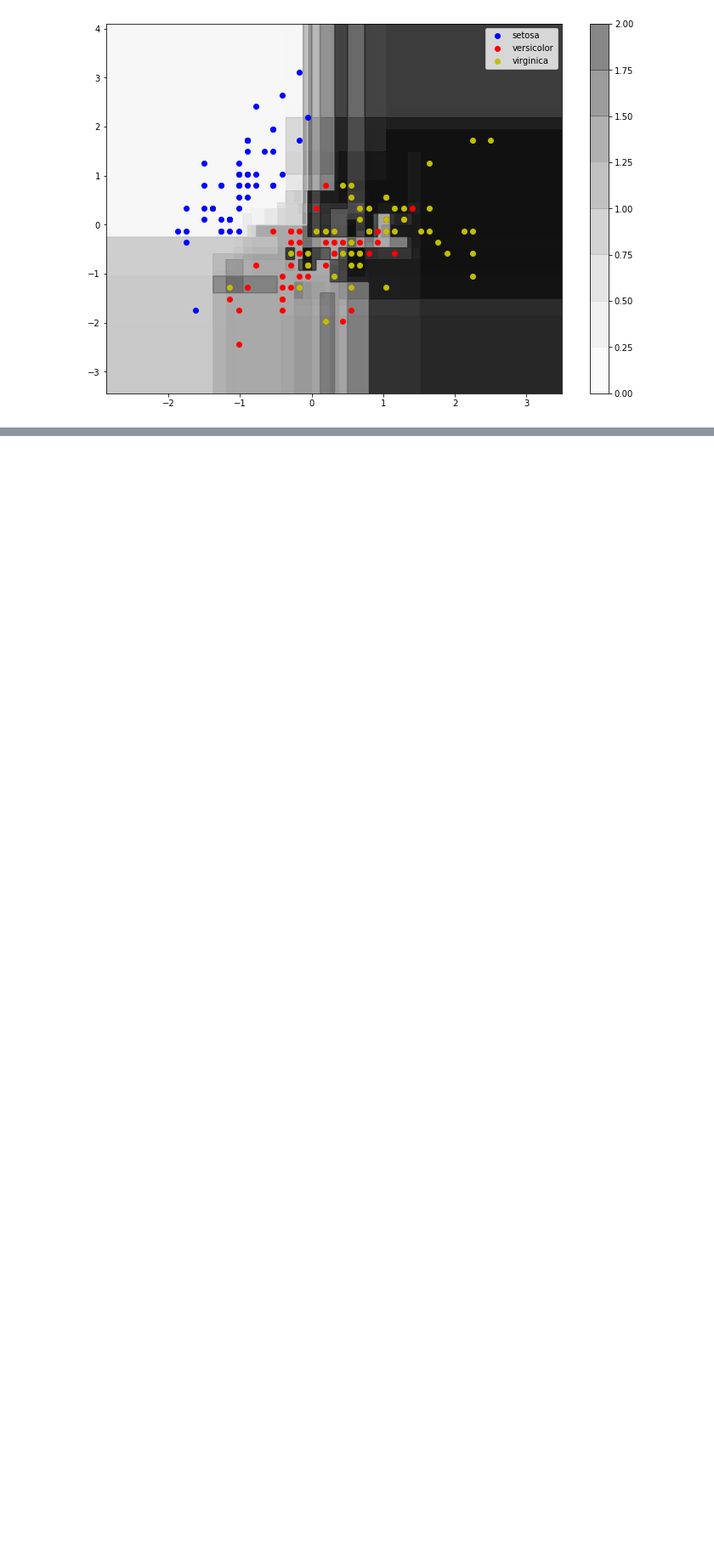
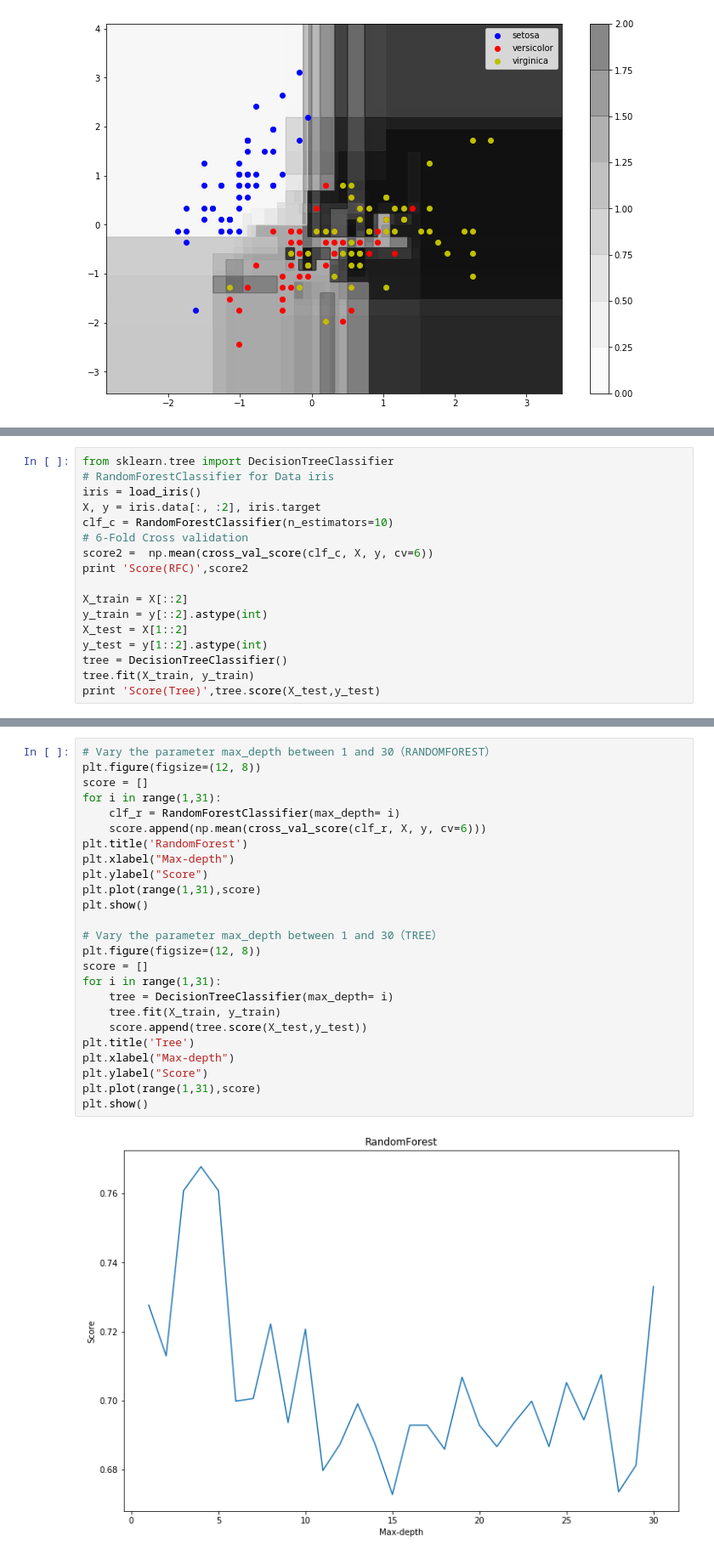
Before and after one commit to LI-Yanting/TP_random_forests, a Jupyter notebook: TP_Bagging_Random_Forests.ipynb, the cells around one changed output, grey strips where cells are left out. Shown at 85% size. Cells and saved outputs as stored; diff of their text form; blank space fills up the shorter version.

```diff
--- a/TP_Bagging_Random_Forests.ipynb
+++ b/TP_Bagging_Random_Forests.ipynb
@@ -479,0 +417,17 @@ np.count_nonzero([[0,1,7,0,0],[3,0,0,2,19]], axis=0)
+# %%
+from sklearn.tree import DecisionTreeClassifier
+# RandomForestClassifier for Data iris
+iris = load_iris()
+X, y = iris.data[:, :2], iris.target
+clf_c = RandomForestClassifier(n_estimators=10)
+# 6-Fold Cross validation
+score2 =  np.mean(cross_val_score(clf_c, X, y, cv=6))
+print 'Score(RFC)',score2
+
+X_train = X[::2]
+y_train = y[::2].astype(int)
+X_test = X[1::2]
+y_test = y[1::2].astype(int)
+tree = DecisionTreeClassifier()
+tree.fit(X_train, y_train)
+print 'Score(Tree)',tree.score(X_test,y_test)
@@ -479,0 +437,27 @@ np.count_nonzero([[0,1,7,0,0],[3,0,0,2,19]], axis=0)
+# %%
+# Vary the parameter max_depth between 1 and 30（RANDOMFOREST）
+plt.figure(figsize=(12, 8))
+score = []
+for i in range(1,31):
+    clf_r = RandomForestClassifier(max_depth= i)
+    score.append(np.mean(cross_val_score(clf_r, X, y, cv=6)))
+plt.title('RandomForest')
+plt.xlabel("Max-depth")
+plt.ylabel("Score")
+plt.plot(range(1,31),score)
+plt.show()
+
+# Vary the parameter max_depth between 1 and 30（TREE）
+plt.figure(figsize=(12, 8))
+score = []
+for i in range(1,31):
+    tree = DecisionTreeClassifier(max_depth= i)
+    tree.fit(X_train, y_train)
+    score.append(tree.score(X_test,y_test))
+plt.title('Tree')
+plt.xlabel("Max-depth")
+plt.ylabel("Score")
+plt.plot(range(1,31),score)
+plt.show()
+# %% [output]
+[figure, added]
```
Also changed, not shown: parts of 31 cells of this notebook.
